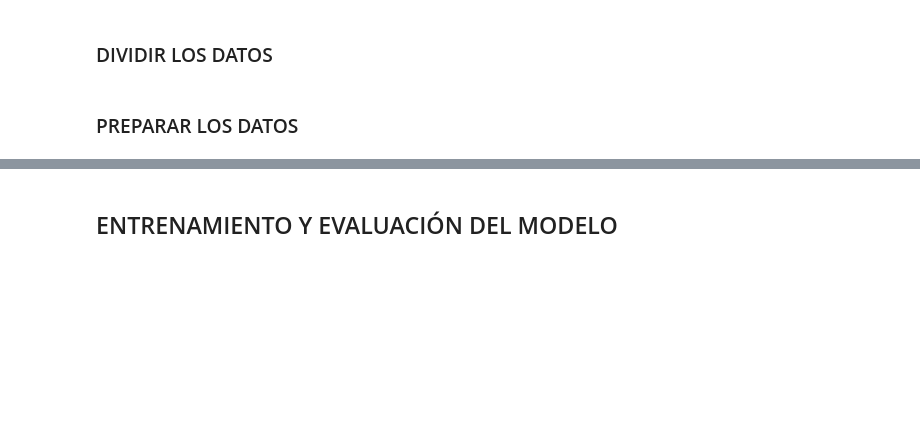
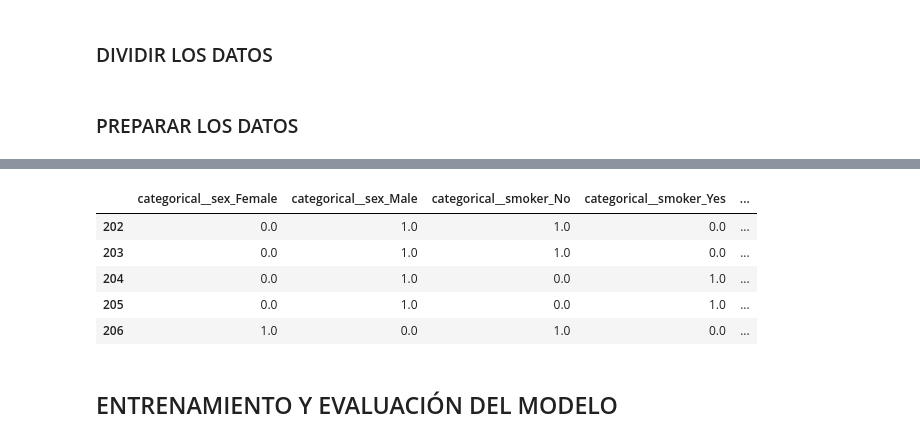
Before and after one commit to Mario-Lopez-Gonzalez/Python_clase, a Jupyter notebook: SAPA/Ejercicios/2_5Ejercicios.ipynb, the cells around one changed output, grey strips where cells are left out. Drawn from its saved outputs; the diff is of its cells as text; code cells hidden in the pictures; blank space fills up the shorter version.

```diff
--- a/SAPA/Ejercicios/2_5Ejercicios.ipynb
+++ b/SAPA/Ejercicios/2_5Ejercicios.ipynb
@@ -259,3 +348,12 @@ Tenemos que hacer una pipeline que haga:
+# %%
+prep_df.tail()
+# %% [output]
+|  | categorical__sex_Female | categorical__sex_Male | categorical__smoker_No | categorical__smoker_Yes | ... |
+| 202 | 0.0 | 1.0 | 1.0 | 0.0 | ... |
+| 203 | 0.0 | 1.0 | 1.0 | 0.0 | ... |
+| 204 | 0.0 | 1.0 | 0.0 | 1.0 | ... |
+| 205 | 0.0 | 1.0 | 0.0 | 1.0 | ... |
+| 206 | 1.0 | 0.0 | 1.0 | 0.0 | ... |
 # %% [markdown]
 ## ENTRENAMIENTO Y EVALUACIÓN DEL MODELO
 # %% [markdown]
```
Also changed, not shown: parts of 3 cells of this notebook.
